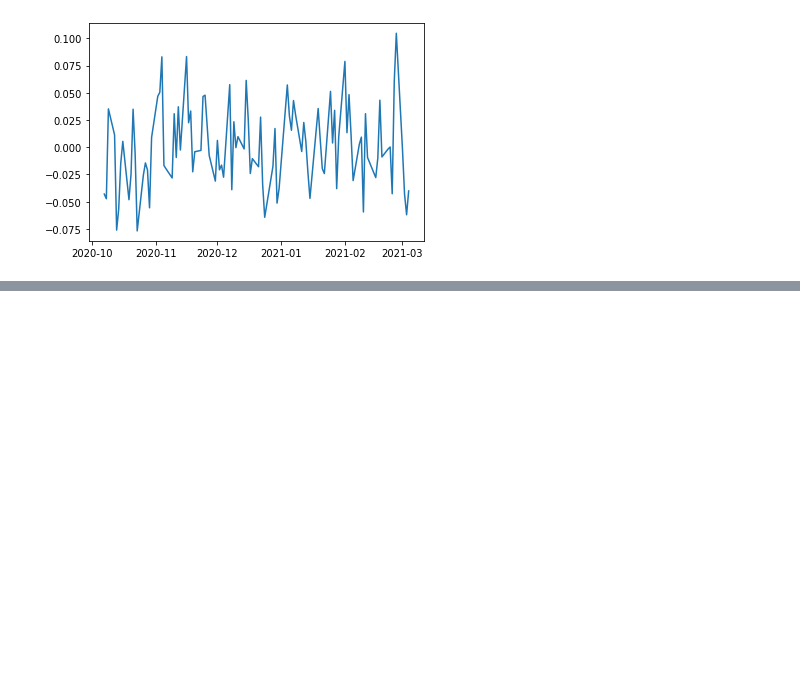
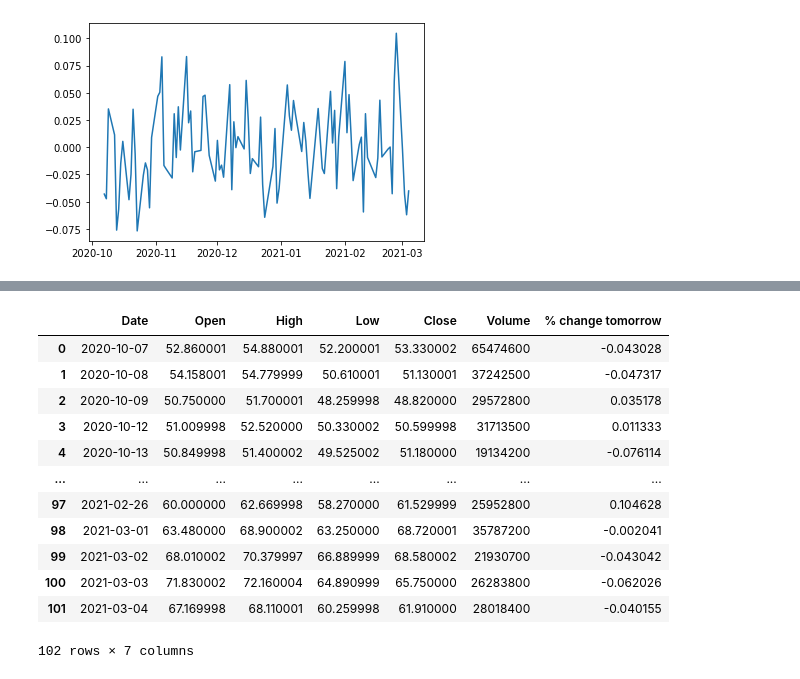
Before and after one commit to joshuap2613/spac_trading, a Jupyter notebook: Spac To Twitter.ipynb, the cells around one changed output, grey strips where cells are left out. Saved outputs shown, nothing was run; the diff lists cells and outputs as text; code cells hidden in the pictures; blank space fills up the shorter version.

```diff
--- a/Spac To Twitter.ipynb
+++ b/Spac To Twitter.ipynb
@@ -76,3 +82,19 @@ merged = pd.merge(stock_df, twitter_df, left_index=True, right_index=True)
+# %%
+stock_df
+# %% [output]
+|  | Date | Open | High | Low | Close | Volume | % change tomorrow |
+| 0 | 2020-10-07 | 52.860001 | 54.880001 | 52.200001 | 53.330002 | 65474600 | -0.043028 |
+| 1 | 2020-10-08 | 54.158001 | 54.779999 | 50.610001 | 51.130001 | 37242500 | -0.047317 |
+| 2 | 2020-10-09 | 50.750000 | 51.700001 | 48.259998 | 48.820000 | 29572800 | 0.035178 |
+| 3 | 2020-10-12 | 51.009998 | 52.520000 | 50.330002 | 50.599998 | 31713500 | 0.011333 |
+| 4 | 2020-10-13 | 50.849998 | 51.400002 | 49.525002 | 51.180000 | 19134200 | -0.076114 |
+| ... | ... | ... | ... | ... | ... | ... | ... |
+| 97 | 2021-02-26 | 60.000000 | 62.669998 | 58.270000 | 61.529999 | 25952800 | 0.104628 |
+| 98 | 2021-03-01 | 63.480000 | 68.900002 | 63.250000 | 68.720001 | 35787200 | -0.002041 |
+| 99 | 2021-03-02 | 68.010002 | 70.379997 | 66.889999 | 68.580002 | 21930700 | -0.043042 |
+| 100 | 2021-03-03 | 71.830002 | 72.160004 | 64.890999 | 65.750000 | 26283800 | -0.062026 |
+| 101 | 2021-03-04 | 67.169998 | 68.110001 | 60.259998 | 61.910000 | 28018400 | -0.040155 |
+102 rows × 7 columns
 # %%
 merged['sentiment'].corr(merged['% change tomorrow'])
 # %% [output]
```
Also changed, not shown: parts of 9 cells of this notebook.
